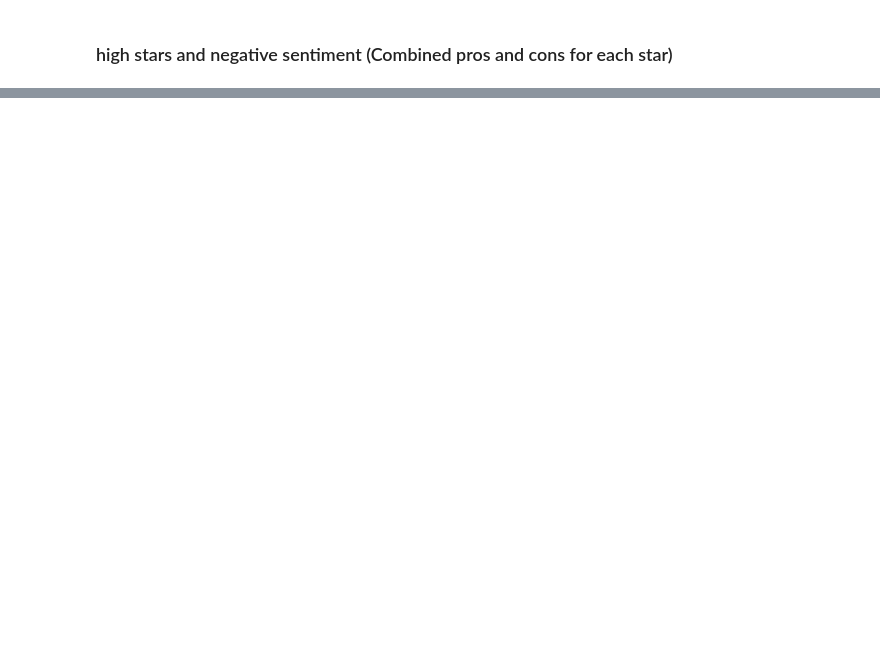
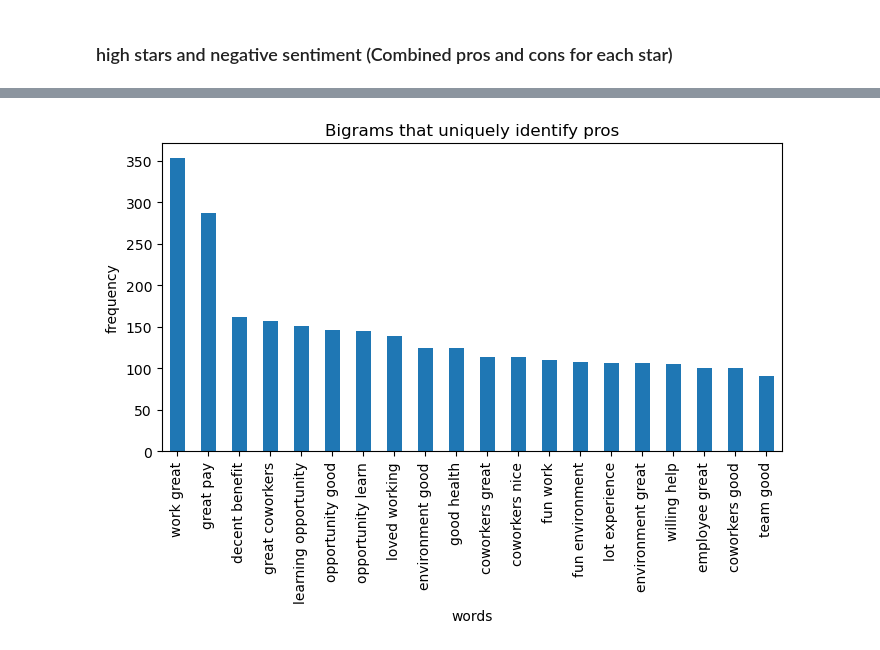
Before and after one commit to glassdoorstars/glassdoor-rating-predictions, a Jupyter notebook: explore.ipynb, the cells around one changed output, grey strips where cells are left out. Cells and saved outputs as stored; diff of their text form; code cells hidden in the pictures; blank space fills up the shorter version.

```diff
--- a/explore.ipynb
+++ b/explore.ipynb
@@ -341,0 +397,7 @@ for i in high_bin_labels:
+# %%
+# get the word frequencies for each category
+pros_bi_freq = pd.Series(generate_bigrams(" ".join(train.pros_lemmatized.values))).value_counts()
+cons_bi_freq = pd.Series(generate_bigrams(" ".join(train.cons_lemmatized.values))).value_counts()
+pros_cons_str = " ".join(train.cons_lemmatized.values) + " ".join(train.pros_lemmatized.values)
+all_bi_freq = pd.Series(generate_bigrams(pros_cons_str)).value_counts()
+all_bi_freq
@@ -341,0 +417,6 @@ for i in high_bin_labels:
+# %%
+# concat all frequencies together into a dataframe
+bi_word_freq= pd.concat([pros_bi_freq, cons_bi_freq, all_bi_freq], axis=1).fillna(0).astype(int)
+bi_word_freq.columns = ['pros_bi_freq', 'cons_bi_freq', 'all_bi_freq']
+
+bi_word_freq
@@ -341,0 +437,8 @@ for i in high_bin_labels:
+# %%
+bi_word_freq.pros_bi_freq[bi_word_freq.cons_bi_freq == 0].head(20).plot(kind="bar", figsize=(8,4))
+plt.title("Bigrams that uniquely identify pros")
+plt.xlabel("words")
+plt.ylabel("frequency")
+plt.show()
+# %% [output]
+[figure, added]
```
Also changed, not shown: parts of 38 cells of this notebook, 4 other files.
